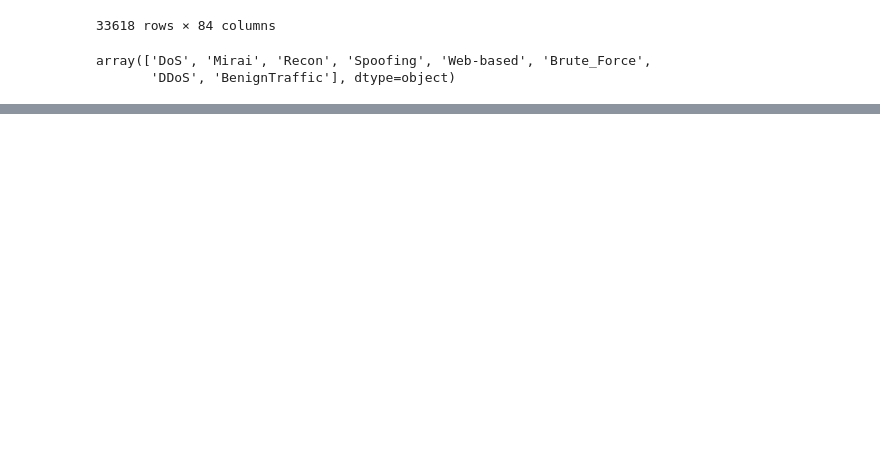
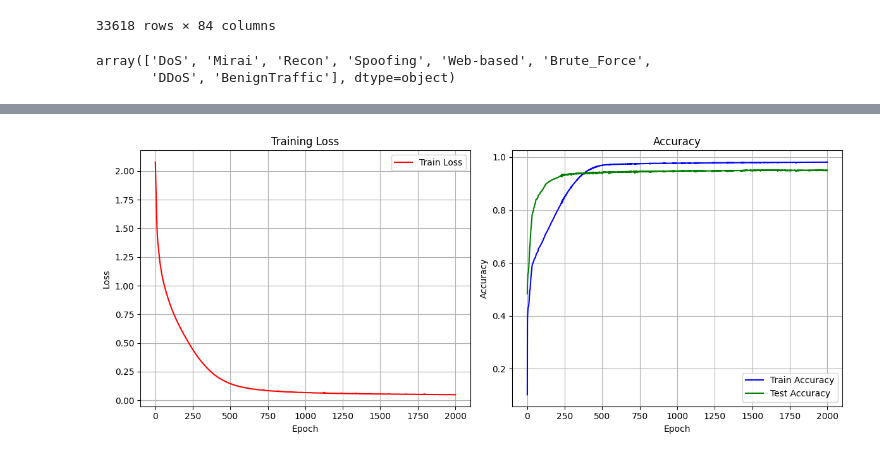
Before and after one commit to J4ck13Ch4n/Federated_Learning, a Jupyter notebook: CIC-IoT-DIAD-2024-IoT-Device-Identification-Anomaly-Detection-using-Diffusion-Models-BiRNN/dataprocess.ipynb, the cells around one changed output, grey strips where cells are left out. Drawn from its saved outputs; the diff is of its cells as text; code cells hidden in the pictures; blank space fills up the shorter version.

Commit message:
update model selection + dataset

```diff
--- a/CIC-IoT-DIAD-2024-IoT-Device-Identification-Anomaly-Detection-using-Diffusion-Models-BiRNN/dataprocess.ipynb
+++ b/CIC-IoT-DIAD-2024-IoT-Device-Identification-Anomaly-Detection-using-Diffusion-Models-BiRNN/dataprocess.ipynb
@@ -60,0 +368,85 @@ df_IoT.head()
+# %%
+# === Chọn 1 diffusion model cụ thể ===
+model_type = 'VariationalDiffusion'
+X_train_aug, y_train_aug, _, _ = generate_samples_with_diffusion(X_train_scaled, y_train, model_type)
+
+# === Feature selection ===
+X_train_selected, X_test_selected, selected_columns = feature_selection(X_train_aug, X_test_scaled, y_train_aug)
+
+# === Chuyển sang tensor và đưa lên device ===
+X_train_tensor = torch.tensor(X_train_selected, dtype=torch.float32).unsqueeze(1).to(device)
+X_test_tensor = torch.tensor(X_test_selected, dtype=torch.float32).unsqueeze(1).to(device)
+y_train_tensor = torch.tensor(y_train_aug, dtype=torch.long).to(device)
+y_test_tensor = torch.tensor(y_test, dtype=torch.long).to(device)
+
+# === Khởi tạo model ===
+input_size = X_train_selected.shape[1]
+hidden_size = 128
+num_classes = len(np.unique(y_train_aug))
+model = BiLSTM(input_size, hidden_size, num_classes).to(device)
+
+criterion = nn.CrossEntropyLoss()
+optimizer = optim.Adam(model.parameters(), lr=0.005)
+
+# === Huấn luyện ===
+num_epochs = 2000
+train_accuracies = []
+test_accuracies = []
+train_losses = []
+
+for epoch in range(num_epochs):
+    model.train()
+    outputs = model(X_train_tensor)
+    loss = criterion(outputs, y_train_tensor)
+
+    optimizer.zero_grad()
+    loss.backward()
+    optimizer.step()
+
+    train_losses.append(loss.item())
+
+    _, predicted_train = torch.max(outputs, 1)
+    train_acc = (predicted_train == y_train_tensor).float().mean().item()
+    train_accuracies.append(train_acc)
+
+    # Đánh giá test
+    model.eval()
+    with torch.no_grad():
+        outputs_test = model(X_test_tensor)
+        _, predicted_test = torch.max(outputs_test, 1)
+        test_acc = (predicted_test == y_test_tensor).float().mean().item()
+        test_accuracies.append(test_acc)
+
+    print(f"Epoch [{epoch+1}/{num_epochs}] | Train Acc: {train_acc*100:.2f}% | Test Acc: {test_acc*100:.2f}% | Loss: {loss.item():.4f}")
+
+# === Evaluation trên test set ===
+print("\n📊 Classification Report:")
+print(classification_report(y_test_tensor.cpu().numpy(), predicted_test.cpu().numpy(), zero_division=0))
+
+# === Plot Loss & Accuracy ===
+epochs = range(1, num_epochs + 1)
+
+plt.figure(figsize=(12, 5))
+
+# --- Loss plot ---
+plt.subplot(1, 2, 1)
+plt.plot(epochs, train_losses, label='Train Loss', color='red')
+plt.title("Training Loss")
+plt.xlabel("Epoch")
+plt.ylabel("Loss")
+plt.grid(True)
+plt.legend()
+
+# --- Accuracy plot ---
+plt.subplot(1, 2, 2)
+plt.plot(epochs, train_accuracies, label='Train Accuracy', color='blue')
+plt.plot(epochs, test_accuracies, label='Test Accuracy', color='green')
+plt.title("Accuracy")
+plt.xlabel("Epoch")
+plt.ylabel("Accuracy")
+plt.grid(True)
+plt.legend()
+
+plt.tight_layout()
+plt.show()
+# %% [output]
@@ -60,0 +470 @@ df_IoT.head()
+[figure, added]
```
Also changed, not shown: parts of 18 cells of this notebook, 6 other files.
